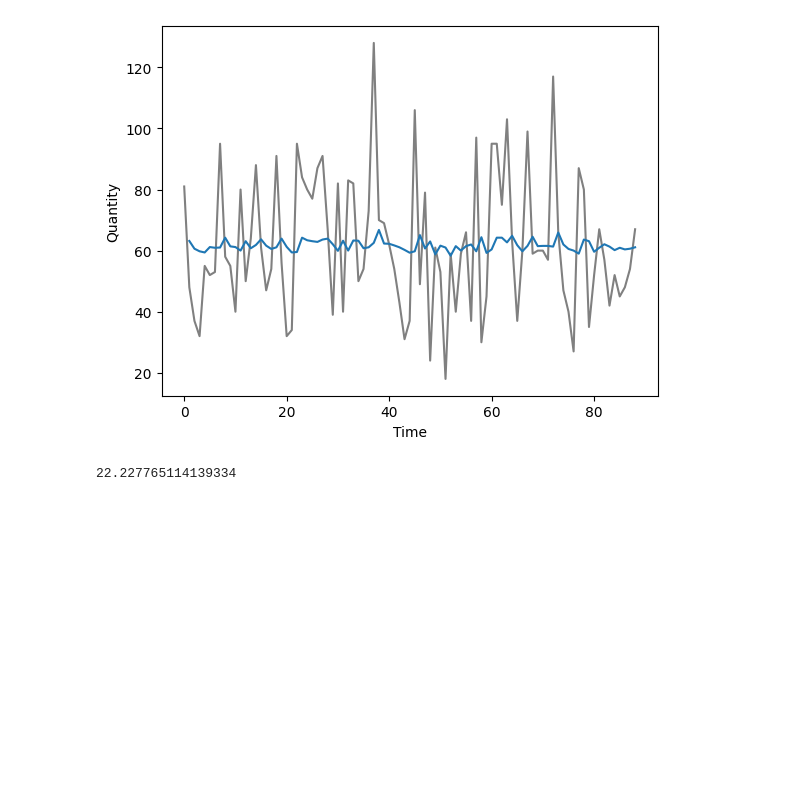
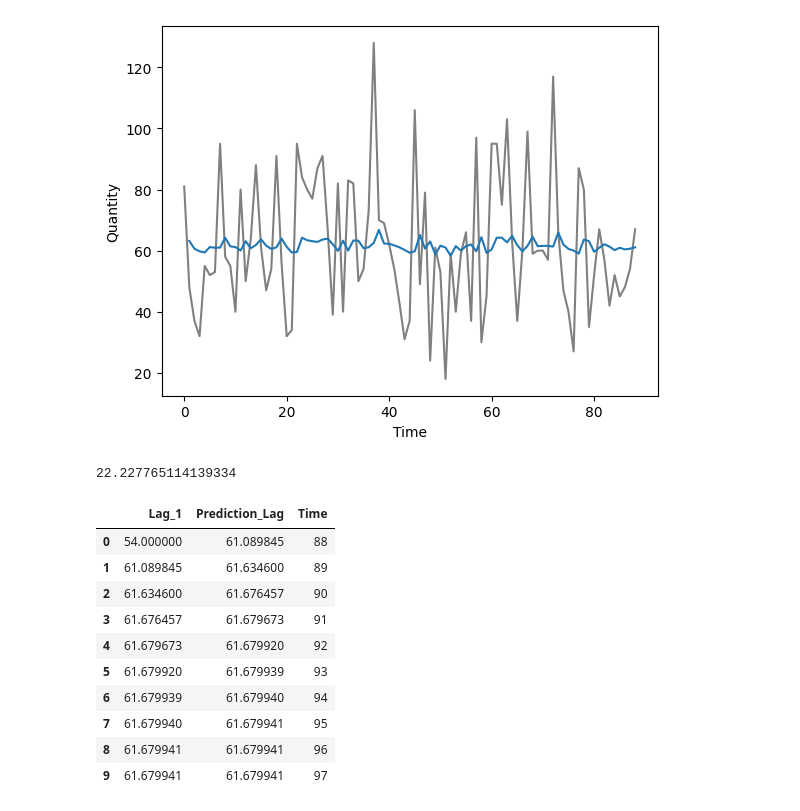
Before and after one commit to IIT-NSTU/Sales-Predictor, a Jupyter notebook: Research Part/03 Linear Regression.ipynb, the cells around one changed output. Saved outputs shown, nothing was run; the diff lists cells and outputs as text; code cells hidden in the pictures; blank space fills up the shorter version.

```diff
--- a/Research Part/03 Linear Regression.ipynb
+++ b/Research Part/03 Linear Regression.ipynb
@@ -131,3 +131,37 @@ sns.lineplot(data = df, x = df.Time, y = df.Prediction_Lag)
 np.sqrt(mean_squared_error(df['Quantity'].iloc[1:], df['Prediction_Lag'].iloc[1:]))
 # %% [output]
 22.227765114139334
+# %%
+data = {
+    'Lag_1': [0.0] * 10,
+    'Prediction_Lag': [0.0] * 10,
+    'Time': [0] * 10
+}
+
+predicted = pd.DataFrame(data)
+last_time = df['Time'].iloc[-1]
+last_index = df['Lag_1'].iloc[-1]
+
+for i in range(10):
+    if i == 0:
+        predicted.loc[i, "Lag_1"] = last_index
+    else:
+        predicted.loc[i, "Lag_1"] = predicted.loc[i - 1, "Prediction_Lag"]
+
+    predicted.loc[i, "Time"] = last_time
+    last_time = last_time + 1
+    predicted.loc[i, "Prediction_Lag"] = model.predict(pd.DataFrame({'Lag_1': [predicted.loc[i, "Lag_1"]]}))
+
+predicted
+# %% [output]
+|  | Lag_1 | Prediction_Lag | Time |
+| 0 | 54.000000 | 61.089845 | 88 |
+| 1 | 61.089845 | 61.634600 | 89 |
+| 2 | 61.634600 | 61.676457 | 90 |
+| 3 | 61.676457 | 61.679673 | 91 |
+| 4 | 61.679673 | 61.679920 | 92 |
+| 5 | 61.679920 | 61.679939 | 93 |
+| 6 | 61.679939 | 61.679940 | 94 |
+| 7 | 61.679940 | 61.679941 | 95 |
+| 8 | 61.679941 | 61.679941 | 96 |
+| 9 | 61.679941 | 61.679941 | 97 |
```
Also changed, not shown: parts of 1 cell of this notebook.
